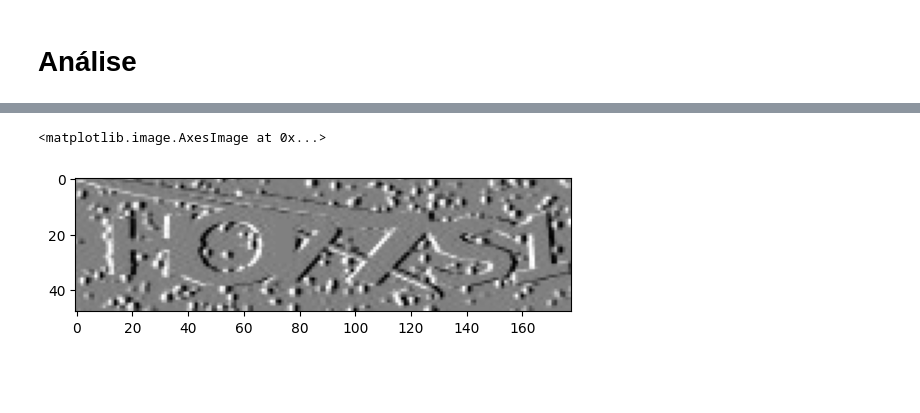
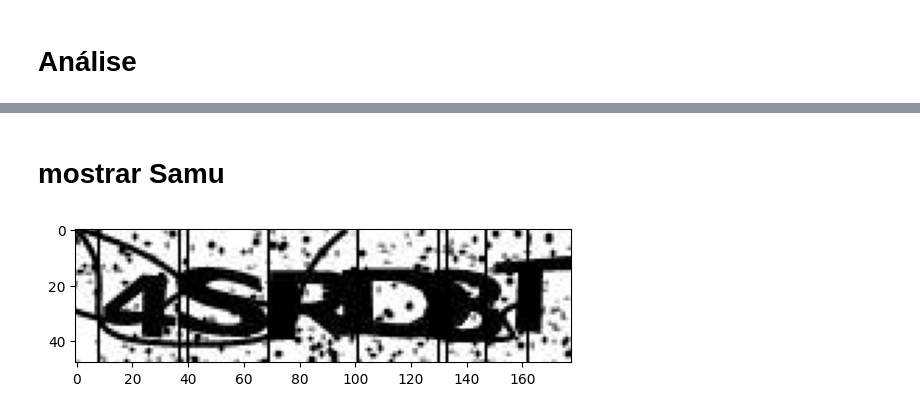
Before and after one commit to Samuel-Brisio/ufmg_icv_classificador, a Jupyter notebook: classificador_hog.ipynb, the cells around one changed output, grey strips where cells are left out. Drawn from its saved outputs; the diff is of its cells as text; code cells hidden in the pictures; blank space fills up the shorter version.

```diff
--- a/classificador_hog.ipynb
+++ b/classificador_hog.ipynb
@@ -307,8 +278,26 @@ array(['5', '0', '7', 'P', 'K', '2'], dtype='<U1')
-# %%
-img = cv.imread('./CAPTCHA-10k/validacao/008006.jpg', cv.IMREAD_GRAYSCALE)
-
-
-plt.imshow(dx(img), cmap='gray')
-# %% [output]
-<matplotlib.image.AxesImage at 0x...>
-[figure, removed]
+# %% [markdown]
+# mostrar Samu
+# %%
+captcha = cv.imread('./CAPTCHA-10k/validacao/008008.jpg', cv.IMREAD_GRAYSCALE)
+magnitude, angle = gradient(captcha)
+
+a = captcha[1:-1, 1:-1]
+a[:, 8] = 0
+a[:, 40] = 0
+
+a[:, 37] = 0
+a[:, 69] = 0
+a[:, 101] = 0
+a[:, 133] = 0
+
+a[:, 130] = 0
+a[:, 162] = 0
+
+a[:, 147] = 0
+
+
+
+plt.imshow(a, cmap='gray')
+plt.show()
+# %% [output]
+[figure, added]
```
Also changed, not shown: parts of 9 cells of this notebook.
